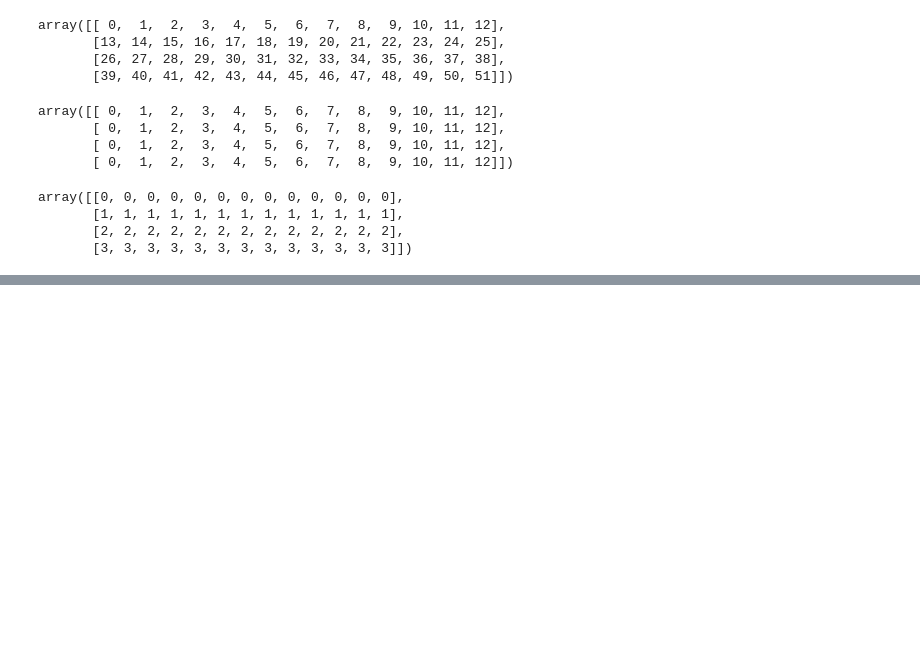
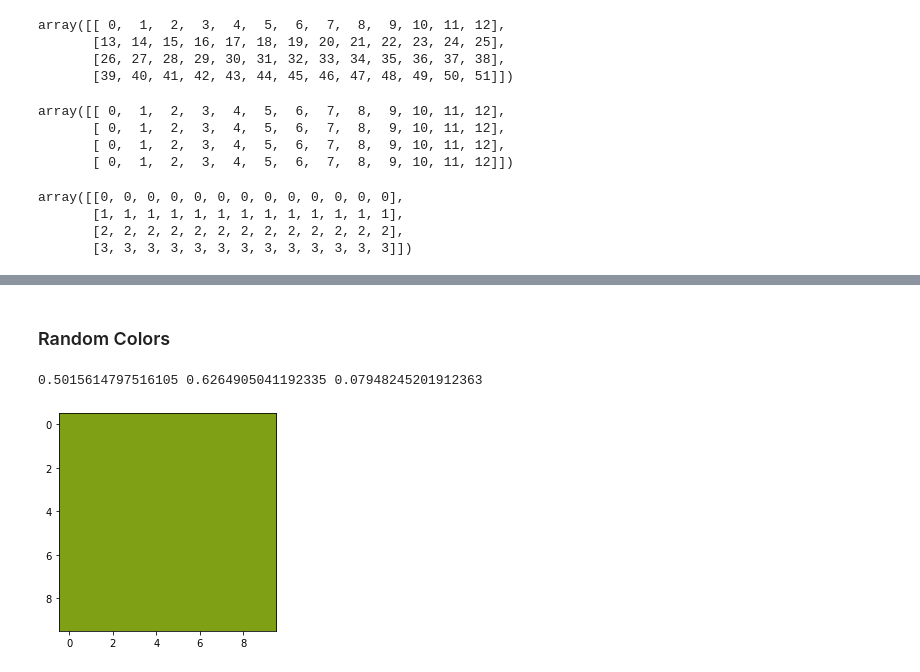
Before and after one commit to robinsonm2021/Data_science, a Jupyter notebook: Robinson_Stats_Notebook_Lab_1.ipynb, the cells around one changed output, grey strips where cells are left out. Saved outputs shown, nothing was run; the diff lists cells and outputs as text; code cells hidden in the pictures; blank space fills up the shorter version.

```diff
--- a/Robinson_Stats_Notebook_Lab_1.ipynb
+++ b/Robinson_Stats_Notebook_Lab_1.ipynb
@@ -477,0 +544,19 @@ cards = np.random.permutation(52)
+# %% [markdown]
+### Random Colors
+# %%
+z = np.ones((10,10,3))
+
+r = np.random.rand()
+g = np.random.rand()
+b = np.random.rand()
+
+print(r,g,b)
+
+z[:,:,0] = r
+z[:,:,1] = g
+z[:,:,2] = b
+
+plt.imshow(z);
+# %% [output]
+0.5015614797516105 0.6264905041192335 0.07948245201912363
+[figure, added]
```
Also changed, not shown: parts of 32 cells of this notebook.
